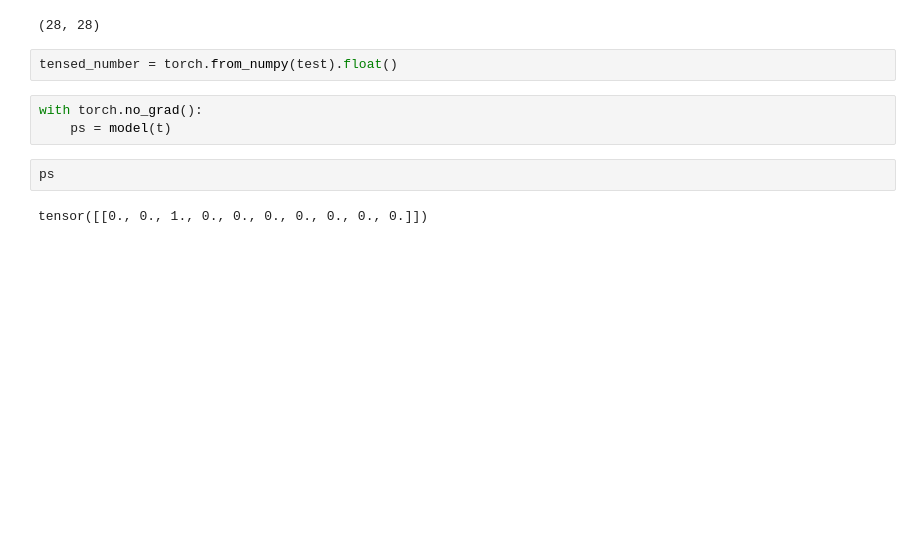
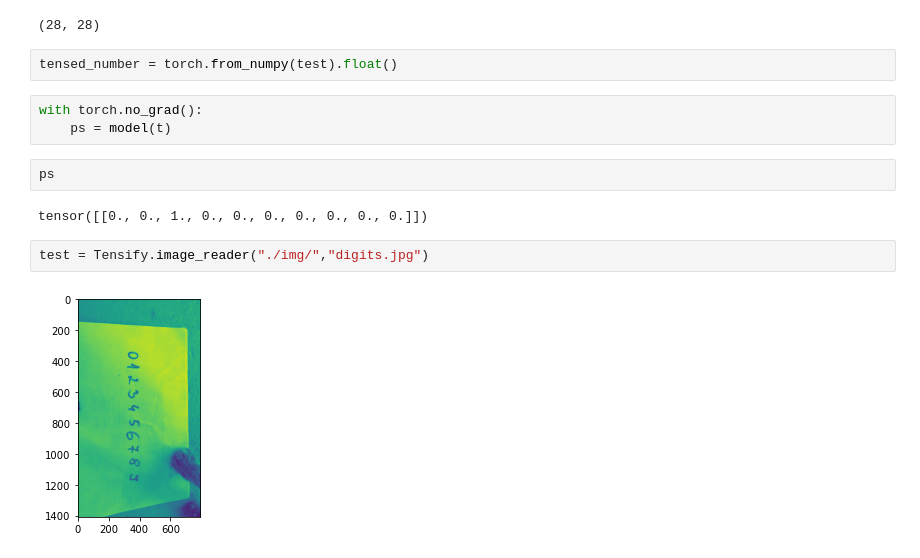
Before and after one commit to Marzipan78/Striving, a Jupyter notebook: M6_Computer_Vision/04. Kernels, callbacks and thresholding/Mini projects.ipynb, the cells around one changed output. Cells and saved outputs as stored; diff of their text form; blank space fills up the shorter version.

```diff
--- a/M6_Computer_Vision/04. Kernels, callbacks and thresholding/Mini projects.ipynb
+++ b/M6_Computer_Vision/04. Kernels, callbacks and thresholding/Mini projects.ipynb
@@ -223,3 +223,7 @@ with torch.no_grad():
 ps
 # %% [output]
 tensor([[0., 0., 1., 0., 0., 0., 0., 0., 0., 0.]])
+# %%
+test = Tensify.image_reader("./img/","digits.jpg")
+# %% [output]
+[figure, added]
```
Also changed, not shown: 1 other file.
